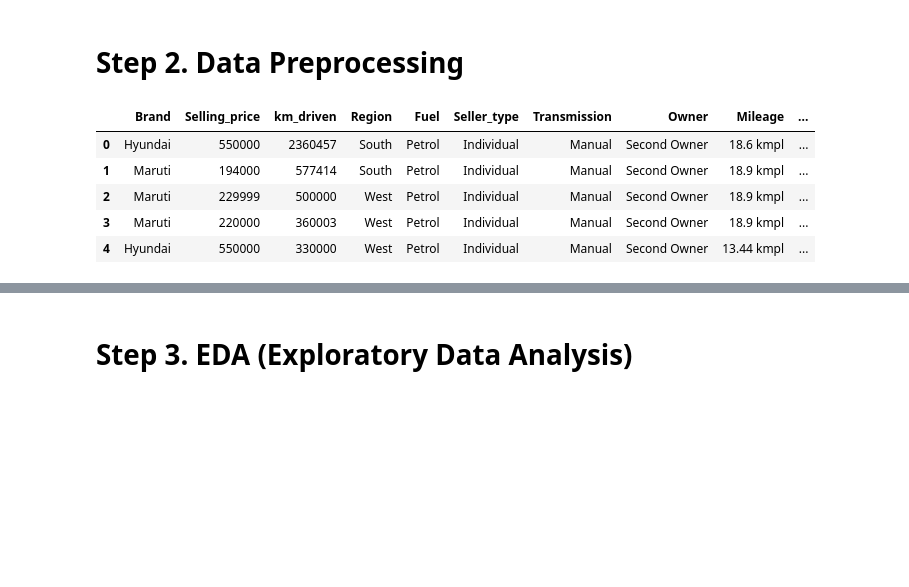
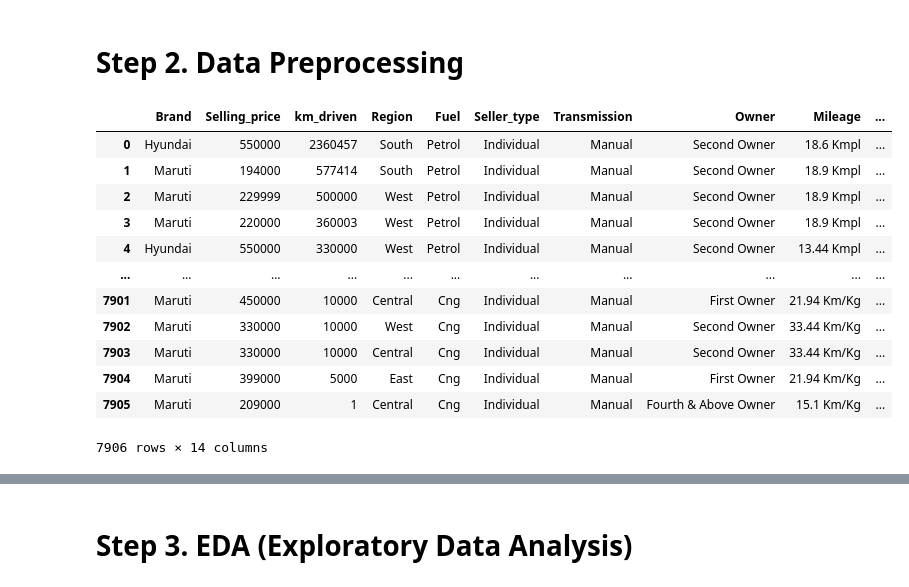
Before and after one commit to Snehil-Raut/Microsoft_AI_Engineering, a Jupyter notebook: Machine_Learning/Bagging_Random_forest/car_price_prediction.ipynb, the cells around one changed output, grey strips where cells are left out. Drawn from its saved outputs; the diff is of its cells as text; code cells hidden in the pictures; blank space fills up the shorter version.

```diff
--- a/Machine_Learning/Bagging_Random_forest/car_price_prediction.ipynb
+++ b/Machine_Learning/Bagging_Random_forest/car_price_prediction.ipynb
@@ -126,10 +116,40 @@ df.drop(columns=['Sales_ID', 'Year', 'State or Province', 'City', 'Torque' ], in
-# %%
-df.head()
-# %% [output]
-|  | Brand | Selling_price | km_driven | Region | Fuel | Seller_type | Transmission | Owner | Mileage | ... |
-| 0 | Hyundai | 550000 | 2360457 | South | Petrol | Individual | Manual | Second Owner | 18.6 kmpl | ... |
-| 1 | Maruti | 194000 | 577414 | South | Petrol | Individual | Manual | Second Owner | 18.9 kmpl | ... |
-| 2 | Maruti | 229999 | 500000 | West | Petrol | Individual | Manual | Second Owner | 18.9 kmpl | ... |
-| 3 | Maruti | 220000 | 360003 | West | Petrol | Individual | Manual | Second Owner | 18.9 kmpl | ... |
-| 4 | Hyundai | 550000 | 330000 | West | Petrol | Individual | Manual | Second Owner | 13.44 kmpl | ... |
+# %%
+# Function for Data Preprocession
+
+def preprosses_data(df):
+
+    # Add new "Age" column to calculate vehicles age
+    df['Age'] = pd.Timestamp('now').year - df['Year']
+
+    # As the "Brand" value is more, so Just keeping the brand name of the car and stripping out the full name to avoid less noise and converting the column name to brand
+    df['Name'] = df['Name'].str.split().str[0]
+    df.rename(columns = {'Name': 'Brand'}, inplace=True)
+
+    # Drop the columns which don't add much information
+    df.drop(columns=['Sales_ID', 'Year', 'State or Province', 'City', 'Torque'], inplace=True)
+
+    # Clean every column's data and column name
+    df.columns = df.columns.str.strip()
+
+    string_cols = df.select_dtypes(include=['object']).columns
+    df[string_cols] = df[string_cols].apply(lambda x: x.str.strip().str.title())
+
+    return df
+# %%
+df = preprosses_data(df)
+df
+# %% [output]
+|  | Brand | Selling_price | km_driven | Region | Fuel | Seller_type | Transmission | Owner | Mileage | ... |
+| 0 | Hyundai | 550000 | 2360457 | South | Petrol | Individual | Manual | Second Owner | 18.6 Kmpl | ... |
+| 1 | Maruti | 194000 | 577414 | South | Petrol | Individual | Manual | Second Owner | 18.9 Kmpl | ... |
+| 2 | Maruti | 229999 | 500000 | West | Petrol | Individual | Manual | Second Owner | 18.9 Kmpl | ... |
+| 3 | Maruti | 220000 | 360003 | West | Petrol | Individual | Manual | Second Owner | 18.9 Kmpl | ... |
+| 4 | Hyundai | 550000 | 330000 | West | Petrol | Individual | Manual | Second Owner | 13.44 Kmpl | ... |
+| ... | ... | ... | ... | ... | ... | ... | ... | ... | ... | ... |
+| 7901 | Maruti | 450000 | 10000 | Central | Cng | Individual | Manual | First Owner | 21.94 Km/Kg | ... |
+| 7902 | Maruti | 330000 | 10000 | West | Cng | Individual | Manual | Second Owner | 33.44 Km/Kg | ... |
+| 7903 | Maruti | 330000 | 10000 | Central | Cng | Individual | Manual | Second Owner | 33.44 Km/Kg | ... |
+| 7904 | Maruti | 399000 | 5000 | East | Cng | Individual | Manual | First Owner | 21.94 Km/Kg | ... |
+| 7905 | Maruti | 209000 | 1 | Central | Cng | Individual | Manual | Fourth & Above Owner | 15.1 Km/Kg | ... |
+7906 rows × 14 columns
 # %%
```
Also changed, not shown: parts of 44 cells of this notebook, 1 other file.
